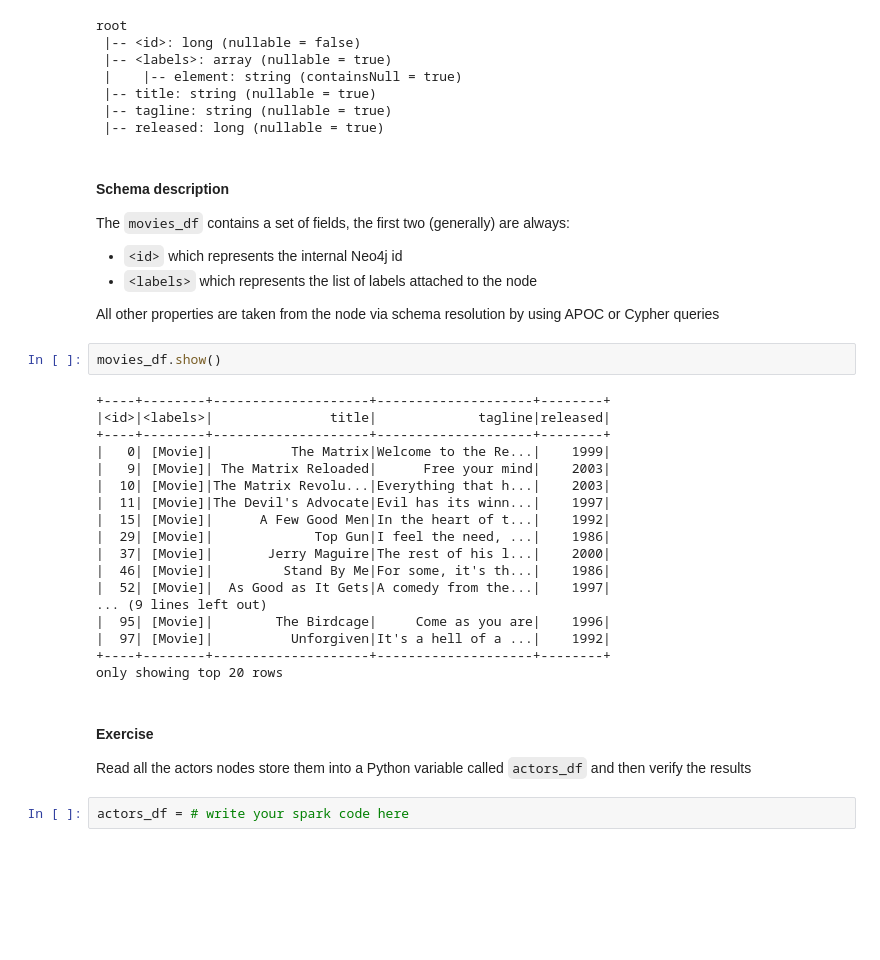
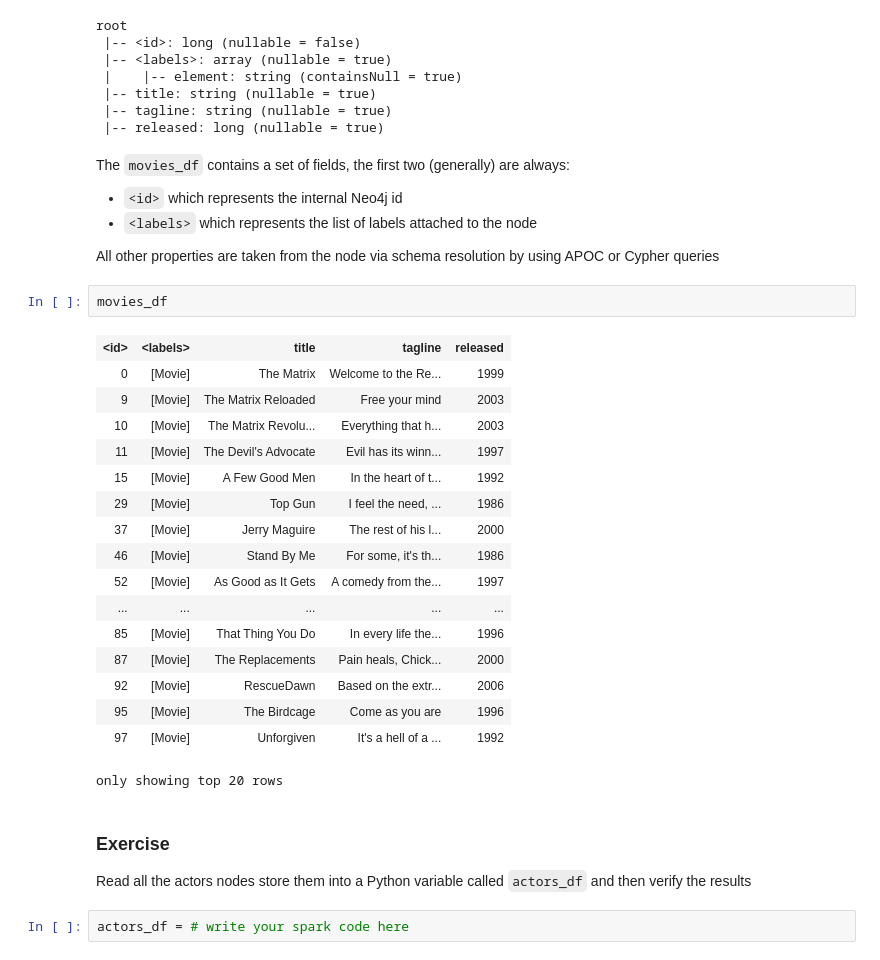
Before and after one commit to conker84/gc-2k22-spark, a Jupyter notebook: neo4j_spark.ipynb, the cells around one changed output. Cells and saved outputs as stored; diff of their text form; blank space fills up the shorter version.

```diff
--- a/neo4j_spark.ipynb
+++ b/neo4j_spark.ipynb
@@ -590,8 +598,6 @@ root
  |-- tagline: string (nullable = true)
  |-- released: long (nullable = true)
 # %% [markdown]
-#### Schema description
-
 The `movies_df` contains a set of fields, the first two (generally) are always:
 
 * `<id>` which represents the internal Neo4j id
@@ -599,27 +605,27 @@ The `movies_df` contains a set of fields, the first two (generally) are always:
 
 All other properties are taken from the node via schema resolution by using APOC or Cypher queries
 # %%
-movies_df.show()
+movies_df
 # %% [output]
+| <id> | <labels> | title | tagline | released |
+| 0 | [Movie] | The Matrix | Welcome to the Re... | 1999 |
+| 9 | [Movie] | The Matrix Reloaded | Free your mind | 2003 |
+| 10 | [Movie] | The Matrix Revolu... | Everything that h... | 2003 |
+| 11 | [Movie] | The Devil's Advocate | Evil has its winn... | 1997 |
+| 15 | [Movie] | A Few Good Men | In the heart of t... | 1992 |
+| 29 | [Movie] | Top Gun | I feel the need, ... | 1986 |
+| 37 | [Movie] | Jerry Maguire | The rest of his l... | 2000 |
+| 46 | [Movie] | Stand By Me | For some, it's th... | 1986 |
+| 52 | [Movie] | As Good as It Gets | A comedy from the... | 1997 |
+| ... | ... | ... | ... | ... |
+| 85 | [Movie] | That Thing You Do | In every life the... | 1996 |
+| 87 | [Movie] | The Replacements | Pain heals, Chick... | 2000 |
+| 92 | [Movie] | RescueDawn | Based on the extr... | 2006 |
+| 95 | [Movie] | The Birdcage | Come as you are | 1996 |
+| 97 | [Movie] | Unforgiven | It's a hell of a ... | 1992 |
-+----+--------+--------------------+--------------------+--------+
-|<id>|<labels>|               title|             tagline|released|
-+----+--------+--------------------+--------------------+--------+
-|   0| [Movie]|          The Matrix|Welcome to the Re...|    1999|
-|   9| [Movie]| The Matrix Reloaded|      Free your mind|    2003|
-|  10| [Movie]|The Matrix Revolu...|Everything that h...|    2003|
-|  11| [Movie]|The Devil's Advocate|Evil has its winn...|    1997|
-|  15| [Movie]|      A Few Good Men|In the heart of t...|    1992|
-|  29| [Movie]|             Top Gun|I feel the need, ...|    1986|
-|  37| [Movie]|       Jerry Maguire|The rest of his l...|    2000|
-|  46| [Movie]|         Stand By Me|For some, it's th...|    1986|
-|  52| [Movie]|  As Good as It Gets|A comedy from the...|    1997|
-... (9 lines left out)
-|  95| [Movie]|        The Birdcage|     Come as you are|    1996|
-|  97| [Movie]|          Unforgiven|It's a hell of a ...|    1992|
-+----+--------+--------------------+--------------------+--------+
 only showing top 20 rows
 # %% [markdown]
-#### Exercise
+### Exercise
 
 Read all the actors nodes store them into a Python variable called `actors_df` and then verify the results
 # %%
```
Also changed, not shown: parts of 62 cells of this notebook.
